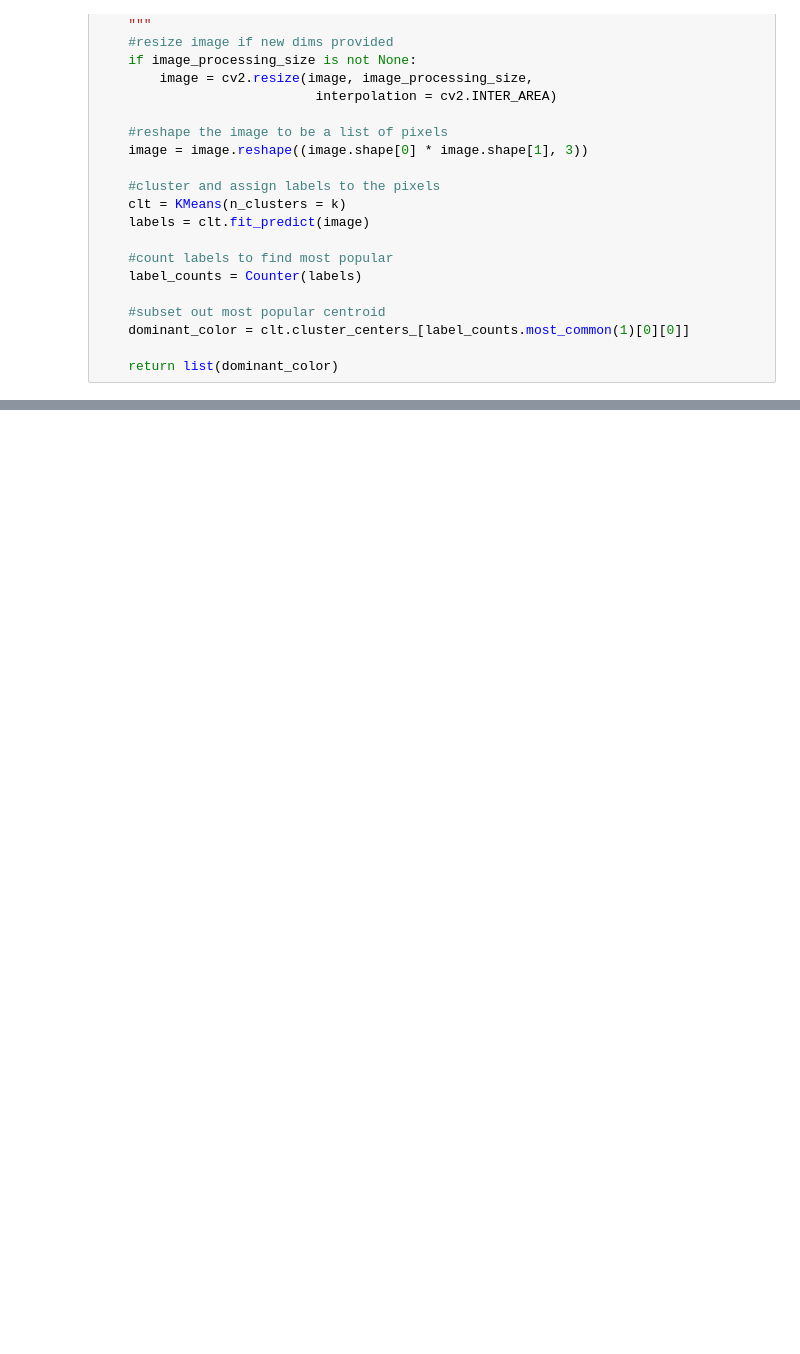
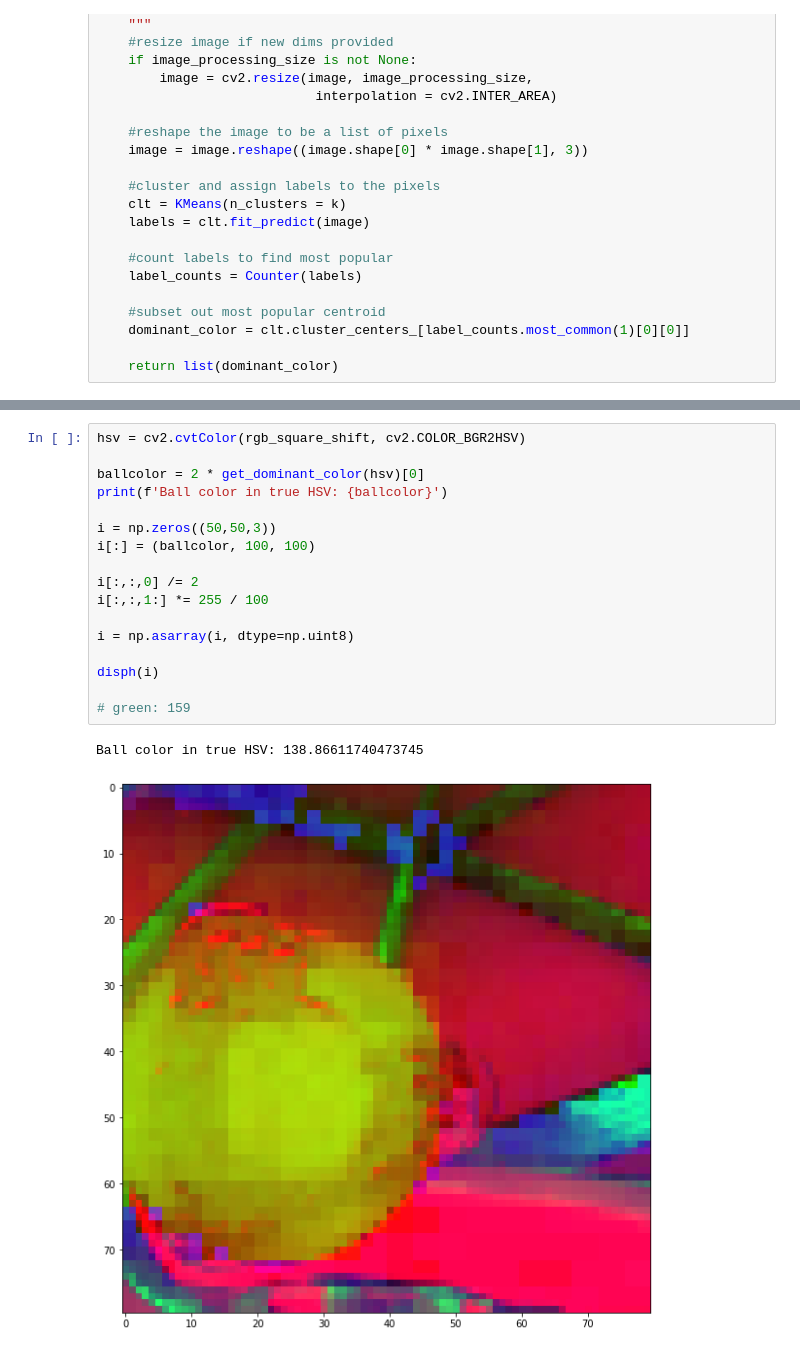
Before and after one commit to microsoft/moabian, a Jupyter notebook: sw/test_hue.ipynb, the cells around one changed output, grey strips where cells are left out. Saved outputs shown, nothing was run; the diff lists cells and outputs as text; blank space fills up the shorter version.

```diff
--- a/sw/test_hue.ipynb
+++ b/sw/test_hue.ipynb
@@ -278,0 +142,20 @@ plt.imshow(temp)
+# %%
+hsv = cv2.cvtColor(rgb_square_shift, cv2.COLOR_BGR2HSV)
+
+ballcolor = 2 * get_dominant_color(hsv)[0]
+print(f'Ball color in true HSV: {ballcolor}')
+
+i = np.zeros((50,50,3))
+i[:] = (ballcolor, 100, 100)
+
+i[:,:,0] /= 2
+i[:,:,1:] *= 255 / 100
+
+i = np.asarray(i, dtype=np.uint8)
+
+disph(i)
+
+# green: 159
+# %% [output]
+Ball color in true HSV: 138.86611740473745
+[figure, added]
```
Also changed, not shown: parts of 34 cells of this notebook, 3 other files.
